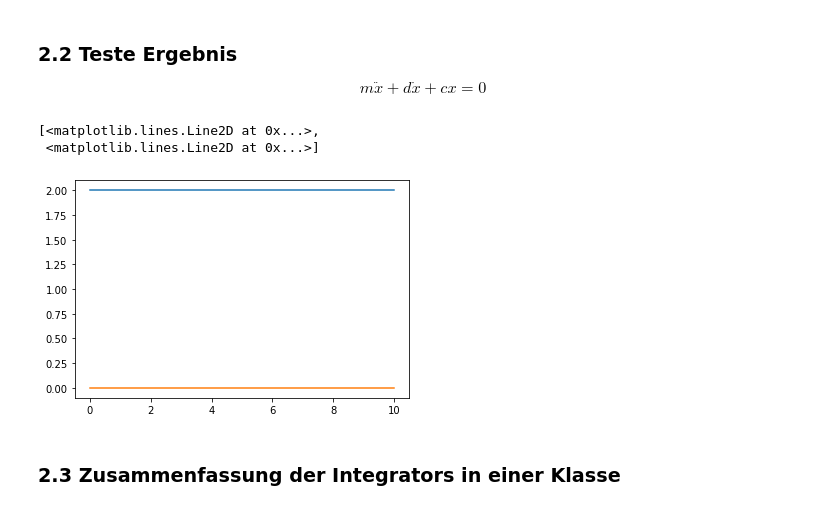
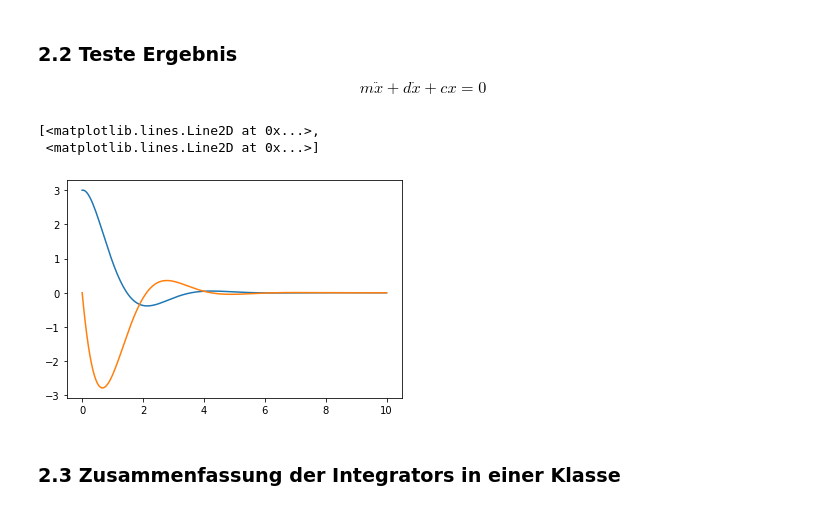
Before and after one commit to NikonPic/Lecture-TUM-MW-3665, a Jupyter notebook: 11 Regelungs und Messtechnick.ipynb, the cells around one changed output. Drawn from its saved outputs; the diff is of its cells as text; code cells hidden in the pictures.

```diff
--- a/11 Regelungs und Messtechnick.ipynb
+++ b/11 Regelungs und Messtechnick.ipynb
@@ -102,7 +102,8 @@ def get_derivative(A, b, x_vec, u):
     # dx = A*x + b*u
     dxdt = np.matmul(A, x_vec) + b * u
     # transform to array
-    dxdt = np.squeeze(np.asarray(dxdt))
+    dxdt = np.asarray(dxdt)
+    dxdt = np.squeeze(dxdt)
     return dxdt
 
 # Test:
@@ -185,21 +178,21 @@ def euler_integrator(x0, A, b, t0=0, tf=10, dt=0.05):
         x_traj[i, :] = x0
         u = 0
         dxdt = get_derivative(A=A, b=b, x_vec=x0, u=u)
-        # update with euler
-        x0 += dxdt * dt
+        # update with euler ToDo
+        x0 += dt * dxdt
 
     return tt, x_traj
 # %% [markdown]
 ### 2.2 Teste Ergebnis
 $$ m \ddot{x} + d \dot{x} + c{x} = 0$$
 # %%
-x0 = [2, 0]
+x0 = [3, 0]
 tt, x_traj = euler_integrator(x0, A, b)
 plt.plot(tt, x_traj)
 # %% [output]
 [<matplotlib.lines.Line2D at 0x...>,
  <matplotlib.lines.Line2D at 0x...>]
-[figure, old version]
+[figure, new version]
 # %% [markdown]
 ### 2.3 Zusammenfassung der Integrators in einer Klasse
 # %%
```
Also changed, not shown: parts of 11 cells of this notebook, 3 other files.
